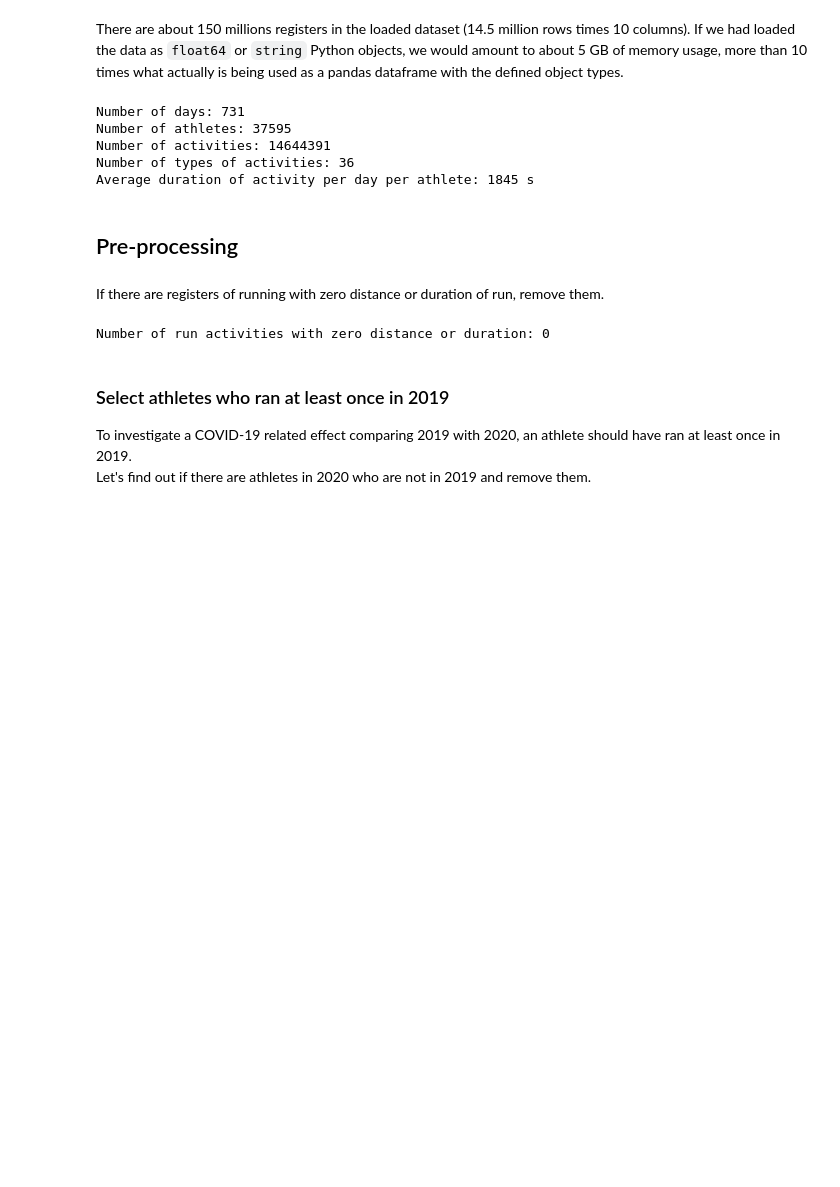
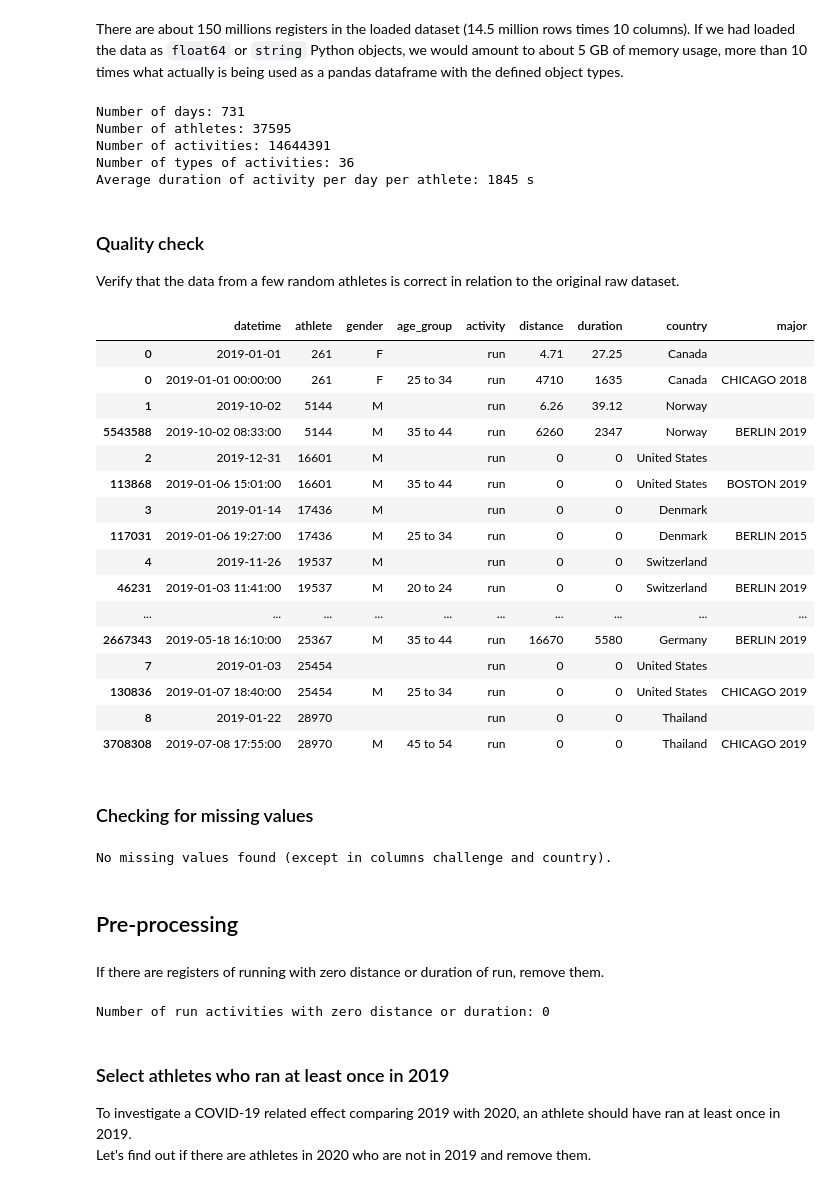
Before and after one commit to BMClab/covid19, a Jupyter notebook: analysis/preprocessing.ipynb, the cells around one changed output. Drawn from its saved outputs; the diff is of its cells as text; code cells hidden in the pictures; blank space fills up the shorter version.

```diff
--- a/analysis/preprocessing.ipynb
+++ b/analysis/preprocessing.ipynb
@@ -155,6 +147,65 @@ Number of athletes: 37595
 Number of activities: 14644391
 Number of types of activities: 36
 Average duration of activity per day per athlete: 1845 s
+# %% [markdown]
+### Quality check
+
+Verify that the data from a few random athletes is correct in relation to the original raw dataset.
+# %%
+cols = df.columns
+qc = {'datetime': ['2019-01-01', '2019-10-02', '2019-12-31', '2019-01-14', '2019-11-26',
+                   '2019-12-31', '2019-05-18', '2019-01-03', '2019-01-22'],
+      'athlete': [261, 5144, 16601, 17436, 19537, 25057, 25367, 25454, 28970],
+      'gender': ['F', 'M', 'M', 'M', 'M', 'M', '', '', ''],
+      'age_group': ['', '', '', '', '', '', '', '', ''],
+      'activity': ['run', 'run', 'run', 'run', 'run', 'run', 'run', 'run', 'run'],
+      'distance': [4.71, 6.26, 0, 0, 0.0, 5.69, 16.67, 0.0, 0.0],
+      'duration': [27.25, 39.117, 0, 0, 0.0, 35.9, 93.0, 0.0, 0.0],
+      'country': ['Canada', 'Norway', 'United States', 'Denmark', 'Switzerland',
+                  'Spain', 'Germany', 'United States', 'Thailand'],
+      'major': ['', '', '', '', '', '', '', '', '']}
+qc = pd.DataFrame(qc)
+x = pd.DataFrame([], columns=cols)
+for d, a in zip(qc['datetime'], qc['athlete']):
+    y = df[(df['athlete']==a) & (df['datetime'].dt.date==pd.to_datetime(d).date())][cols]
+    if y.size == 0:
+        y = df[df['athlete']==a].iloc[0].to_frame().transpose()
+        y[['distance', 'duration']] = [0, 0]
+    elif y.shape[0] > 1:
+        print('More than one running activity for {} at {}.'.format(a, d))
+    x = pd.concat([x, qc[qc['athlete']==a], y])
+display(x)
+# %% [output]
+|  | datetime | athlete | gender | age_group | activity | distance | duration | country | major |
+| 0 | 2019-01-01 | 261 | F |  | run | 4.71 | 27.25 | Canada |  |
+| 0 | 2019-01-01 00:00:00 | 261 | F | 25 to 34 | run | 4710 | 1635 | Canada | CHICAGO 2018 |
+| 1 | 2019-10-02 | 5144 | M |  | run | 6.26 | 39.12 | Norway |  |
+| 5543588 | 2019-10-02 08:33:00 | 5144 | M | 35 to 44 | run | 6260 | 2347 | Norway | BERLIN 2019 |
+| 2 | 2019-12-31 | 16601 | M |  | run | 0 | 0 | United States |  |
+| 113868 | 2019-01-06 15:01:00 | 16601 | M | 35 to 44 | run | 0 | 0 | United States | BOSTON 2019 |
+| 3 | 2019-01-14 | 17436 | M |  | run | 0 | 0 | Denmark |  |
+| 117031 | 2019-01-06 19:27:00 | 17436 | M | 25 to 34 | run | 0 | 0 | Denmark | BERLIN 2015 |
+| 4 | 2019-11-26 | 19537 | M |  | run | 0 | 0 | Switzerland |  |
+| 46231 | 2019-01-03 11:41:00 | 19537 | M | 20 to 24 | run | 0 | 0 | Switzerland | BERLIN 2019 |
+| ... | ... | ... | ... | ... | ... | ... | ... | ... | ... |
+| 2667343 | 2019-05-18 16:10:00 | 25367 | M | 35 to 44 | run | 16670 | 5580 | Germany | BERLIN 2019 |
+| 7 | 2019-01-03 | 25454 |  |  | run | 0 | 0 | United States |  |
+| 130836 | 2019-01-07 18:40:00 | 25454 | M | 25 to 34 | run | 0 | 0 | United States | CHICAGO 2019 |
+| 8 | 2019-01-22 | 28970 |  |  | run | 0 | 0 | Thailand |  |
+| 3708308 | 2019-07-08 17:55:00 | 28970 | M | 45 to 54 | run | 0 | 0 | Thailand | CHICAGO 2019 |
+# %% [markdown]
+### Checking for missing values
+# %%
+n = 0
+for col in df:
+    null = df[df[col].isnull()]['athlete'].unique().to_list()
+    if null and col != 'challenge' and col != 'country':
+        print('Athlete: {}, null value in {}'.format(null, col))
+        n = 1
+if n == 0:
+    print('No missing values found (except in columns challenge and country).')
+# %% [output]
+No missing values found (except in columns challenge and country).
 # %% [markdown]
 ## Pre-processing
 # %% [markdown]
```
Also changed, not shown: parts of 18 cells of this notebook, 7 other files.
